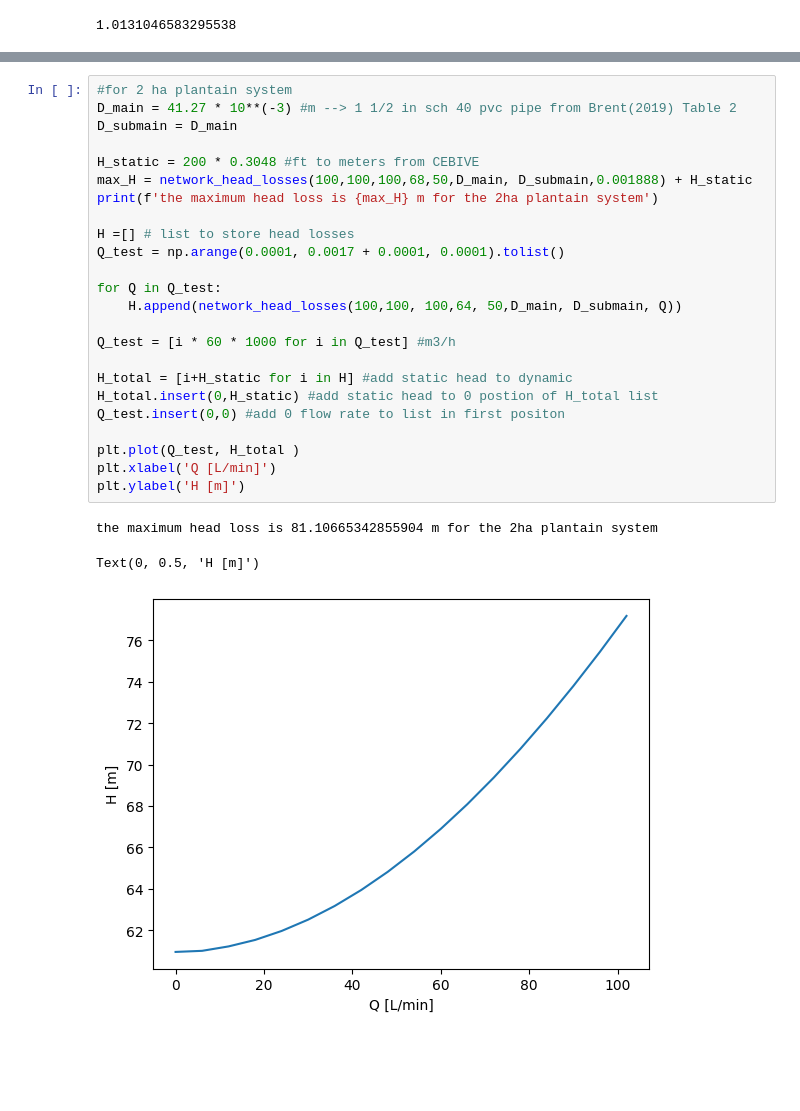
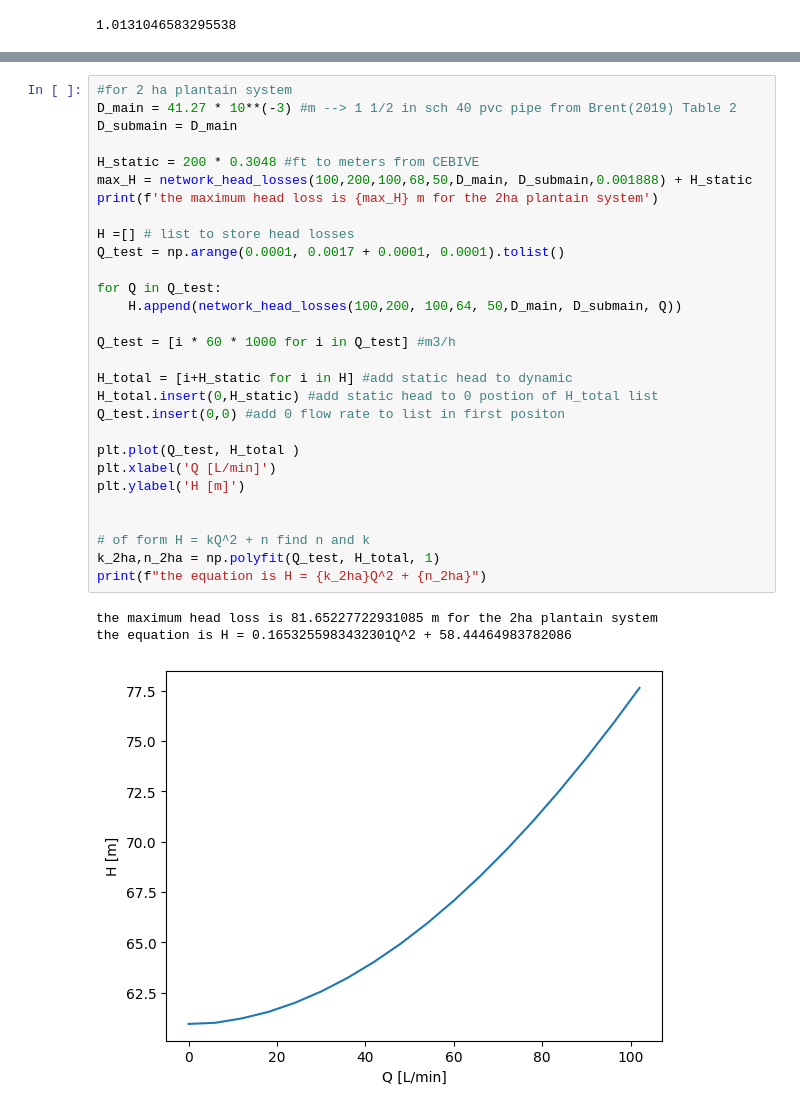
Before and after one commit to mascholten123/Code, a Jupyter notebook: NetworkCode/DripNetwork.ipynb, the cells around one changed output, grey strips where cells are left out. Saved outputs shown, nothing was run; the diff lists cells and outputs as text; blank space fills up the shorter version.

Commit message:
add np.fit to find equation of each system curve

```diff
--- a/NetworkCode/DripNetwork.ipynb
+++ b/NetworkCode/DripNetwork.ipynb
@@ -226,31 +231,36 @@ Text(0, 0.5, 'H [m]')
 # %%
 #for 2 ha plantain system
 D_main = 41.27 * 10**(-3) #m --> 1 1/2 in sch 40 pvc pipe from Brent(2019) Table 2
 D_submain = D_main
 
 H_static = 200 * 0.3048 #ft to meters from CEBIVE
-max_H = network_head_losses(100,100,100,68,50,D_main, D_submain,0.001888) + H_static
+max_H = network_head_losses(100,200,100,68,50,D_main, D_submain,0.001888) + H_static
 print(f'the maximum head loss is {max_H} m for the 2ha plantain system')
 
 H =[] # list to store head losses
 Q_test = np.arange(0.0001, 0.0017 + 0.0001, 0.0001).tolist()
 
 for Q in Q_test:
-    H.append(network_head_losses(100,100, 100,64, 50,D_main, D_submain, Q))
+    H.append(network_head_losses(100,200, 100,64, 50,D_main, D_submain, Q))
 
 Q_test = [i * 60 * 1000 for i in Q_test] #m3/h
 
 H_total = [i+H_static for i in H] #add static head to dynamic
 H_total.insert(0,H_static) #add static head to 0 postion of H_total list
 Q_test.insert(0,0) #add 0 flow rate to list in first positon
 
 plt.plot(Q_test, H_total )
 plt.xlabel('Q [L/min]')
 plt.ylabel('H [m]')
+
+
+# of form H = kQ^2 + n find n and k
+k_2ha,n_2ha = np.polyfit(Q_test, H_total, 1)
+print(f"the equation is H = {k_2ha}Q^2 + {n_2ha}")
 # %% [output]
-the maximum head loss is 81.10665342855904 m for the 2ha plantain system
+the maximum head loss is 81.65227722931085 m for the 2ha plantain system
+the equation is H = 0.1653255983432301Q^2 + 58.44464983782086
-Text(0, 0.5, 'H [m]')
-[figure, old version]
+[figure, new version]
 # %%
 #for 3 ha plantain system
 D_main = 50.80 * 10**(-3) #m --> 2 in sch 40 pvc pipe from Brent(2019) Table 2
```
Also changed, not shown: parts of 2 cells of this notebook.
